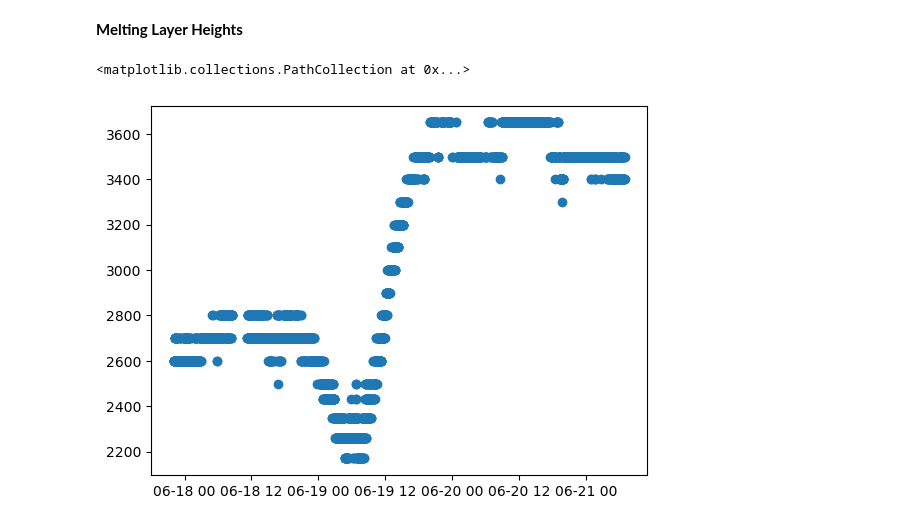
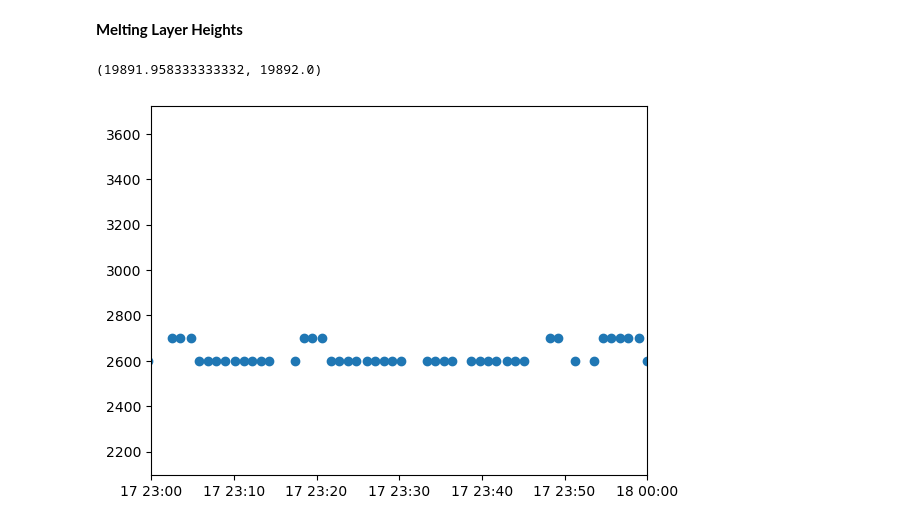
Before and after one commit to nefelita/Fieldwork, a Jupyter notebook: Nef.ipynb, the cells around one changed output. Drawn from its saved outputs; the diff is of its cells as text; code cells hidden in the pictures.

```diff
--- a/Nef.ipynb
+++ b/Nef.ipynb
@@ -300,14 +300,15 @@ ax2.set_xlim(pd.Timestamp("2024-06-17T22:03:11.000000000"), pd.Timestamp("2024-0
 # %%
 mask = (TPC.T_prof > 272.8) & (TPC.T_prof < 273.3)
 melting_altitude = TPC.altitude.where(mask)
 
 melting_heights = melting_altitude.values
 non_nan_indices = np.where(~np.isnan(melting_heights))          ## the temperature interval is not met
                                                                 ##at all timestamps, so we need to keep where
                                                                 # it is not nan for plotting (there use melting_altitude.time[non_nan_indices[0]])
 melting_heights = melting_heights[~np.isnan(melting_heights)]
 
 plt.scatter(melting_altitude.time[non_nan_indices[0]],melting_heights)
+plt.xlim(pd.Timestamp('2024-06-17T23'),pd.Timestamp('2024-06-18T00'))
 # %% [output]
-<matplotlib.collections.PathCollection at 0x...>
+(19891.958333333332, 19892.0)
-[figure, old version]
+[figure, new version]
```
Also changed, not shown: parts of 7 cells of this notebook, 3 other files.
